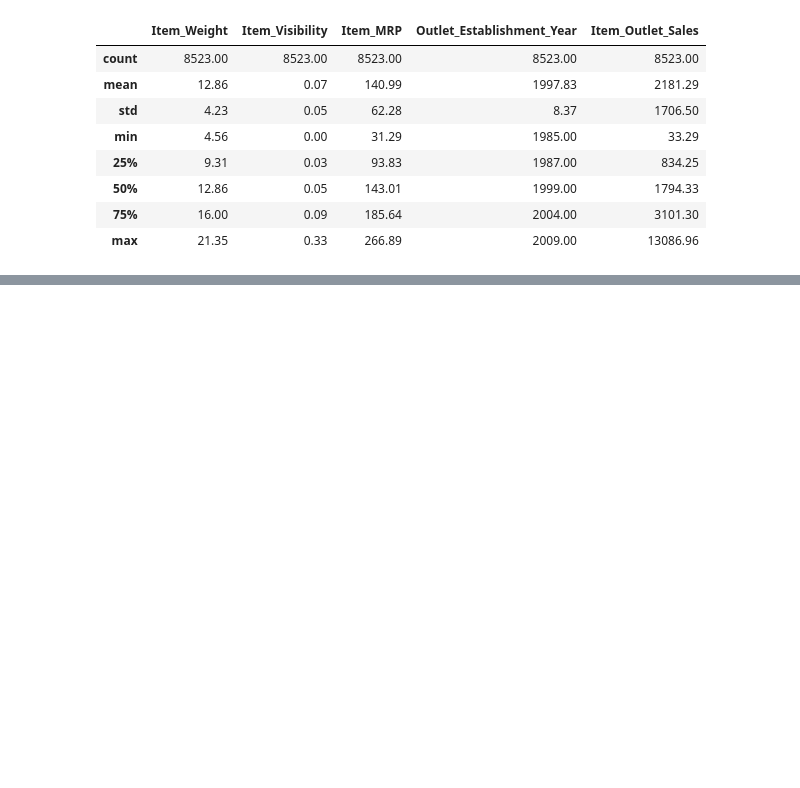
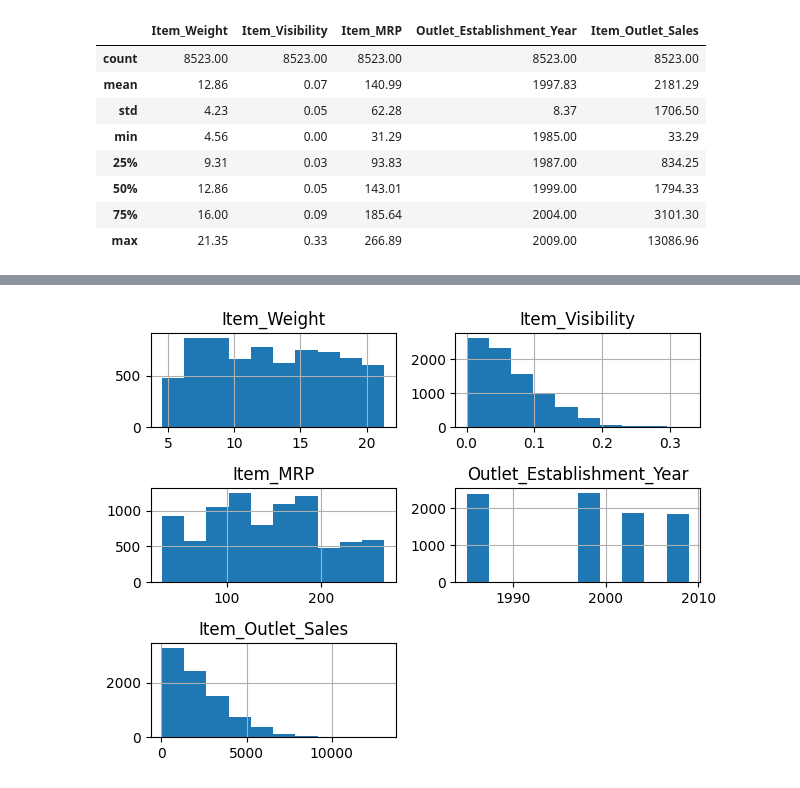
Before and after one commit to PatriciaReyesAv/Prediccion-de-ventas, a Jupyter notebook: Sales_predictions.ipynb, the cells around one changed output, grey strips where cells are left out. Cells and saved outputs as stored; diff of their text form; code cells hidden in the pictures; blank space fills up the shorter version.

```diff
--- a/Sales_predictions.ipynb
+++ b/Sales_predictions.ipynb
@@ -197,6 +211,9 @@ sales_doc.describe().round(2)
 # %%
-# PROYECTO_01_03
 # 3.1 Histograma para ver las distribuciones de diversas características en el conjunto de datos.
+sales_doc.hist()
+plt.tight_layout()
+# %% [output]
+[figure, added]
 # %%
 # 3.2 Boxplot para ver resúmenes estadísticos de diversas características en el conjunto de datos.
 # %%
```
Also changed, not shown: parts of 2 cells of this notebook.
